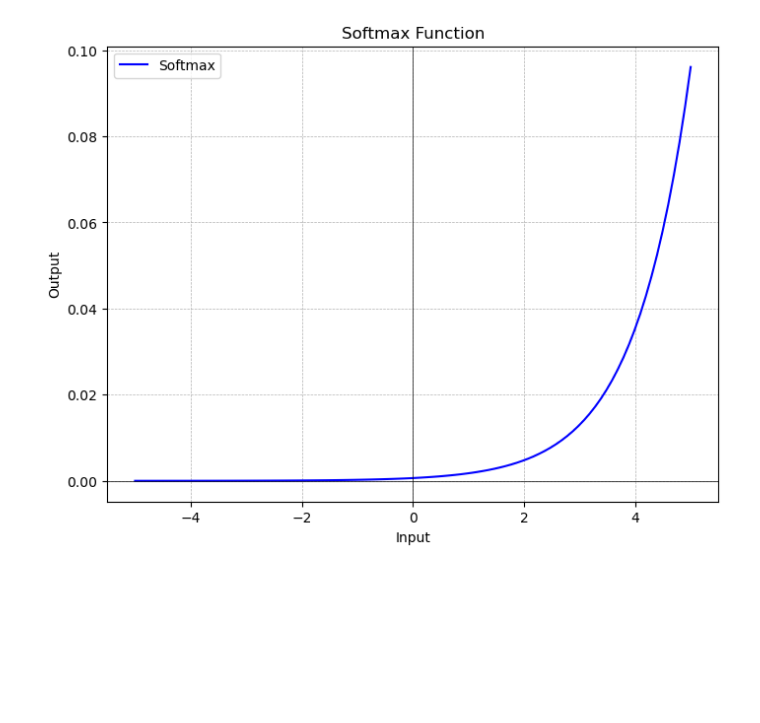
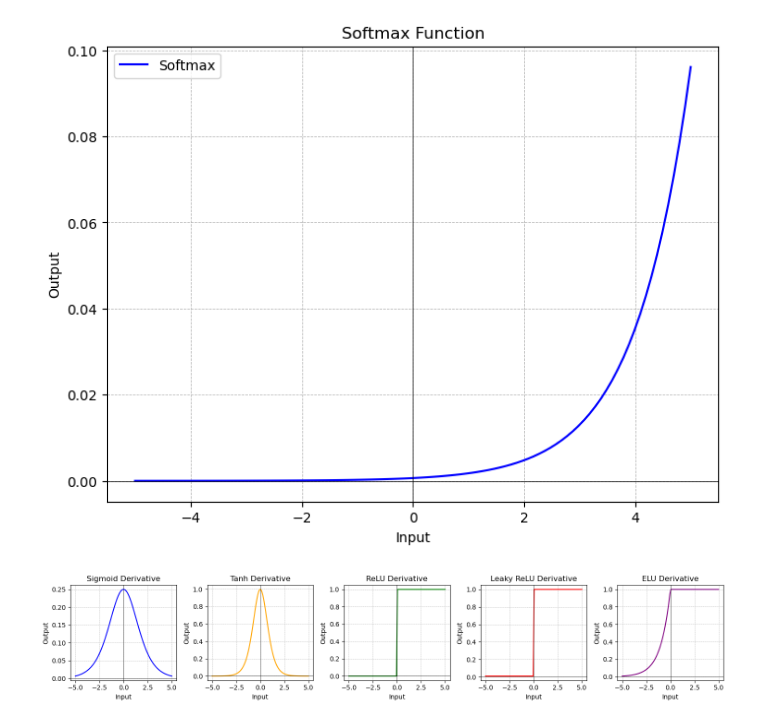
Before and after one commit to arunp77/Machine-Learning, a Jupyter notebook: Deep-learning/0-Deep-learning.ipynb, the cells around one changed output. Drawn from its saved outputs; the diff is of its cells as text; code cells hidden in the pictures; blank space fills up the shorter version.

```diff
--- a/Deep-learning/0-Deep-learning.ipynb
+++ b/Deep-learning/0-Deep-learning.ipynb
@@ -246,3 +246,83 @@ plt.grid(True, linestyle='--', linewidth=0.5)
 plt.show()
 # %% [output]
 [figure]
+# %%
+import numpy as np
+import matplotlib.pyplot as plt
+
+# Define derivative functions for each activation function
+def sigmoid_derivative(x):
+    return sigmoid(x) * (1 - sigmoid(x))
+
+def tanh_derivative(x):
+    return 1 - np.tanh(x)**2
+
+def relu_derivative(x):
+    return np.where(x > 0, 1, 0)
+
+def leaky_relu_derivative(x, alpha=0.01):
+    return np.where(x > 0, 1, alpha)
+
+def elu_derivative(x, alpha=1.0):
+    return np.where(x > 0, 1, alpha * np.exp(x))
+
+# Generate data for plotting
+x = np.linspace(-5, 5, 100)
+y_sigmoid_derivative = sigmoid_derivative(x)
+y_tanh_derivative = tanh_derivative(x)
+y_relu_derivative = relu_derivative(x)
+y_leaky_relu_derivative = leaky_relu_derivative(x)
+y_elu_derivative = elu_derivative(x)
+
+# Plot derivative functions side by side
+plt.figure(figsize=(15, 3))
+
+plt.subplot(1, 5, 1)
+plt.plot(x, y_sigmoid_derivative, label='Sigmoid', color='blue')
+plt.title('Sigmoid Derivative')
+plt.xlabel('Input')
+plt.ylabel('Output')
+plt.axhline(0, color='black', linewidth=0.5)
+plt.axvline(0, color='black', linewidth=0.5)
+plt.grid(True, linestyle='--', linewidth=0.5)
+
+plt.subplot(1, 5, 2)
+plt.plot(x, y_tanh_derivative, label='Tanh', color='orange')
+plt.title('Tanh Derivative')
+plt.xlabel('Input')
+plt.ylabel('Output')
+plt.axhline(0, color='black', linewidth=0.5)
+plt.axvline(0, color='black', linewidth=0.5)
+plt.grid(True, linestyle='--', linewidth=0.5)
+
+plt.subplot(1, 5, 3)
+plt.plot(x, y_relu_derivative, label='ReLU', color='green')
+plt.title('ReLU Derivative')
+plt.xlabel('Input')
+plt.ylabel('Output')
+plt.axhline(0, color='black', linewidth=0.5)
+plt.axvline(0, color='black', linewidth=0.5)
+plt.grid(True, linestyle='--', linewidth=0.5)
+
+plt.subplot(1, 5, 4)
+plt.plot(x, y_leaky_relu_derivative, label='Leaky ReLU', color='red')
+plt.title('Leaky ReLU Derivative')
+plt.xlabel('Input')
+plt.ylabel('Output')
+plt.axhline(0, color='black', linewidth=0.5)
+plt.axvline(0, color='black', linewidth=0.5)
+plt.grid(True, linestyle='--', linewidth=0.5)
+
+plt.subplot(1, 5, 5)
+plt.plot(x, y_elu_derivative, label='ELU', color='purple')
+plt.title('ELU Derivative')
+plt.xlabel('Input')
+plt.ylabel('Output')
+plt.axhline(0, color='black', linewidth=0.5)
+plt.axvline(0, color='black', linewidth=0.5)
+plt.grid(True, linestyle='--', linewidth=0.5)
+
+plt.tight_layout()
+plt.show()
+# %% [output]
+[figure, added]
```
